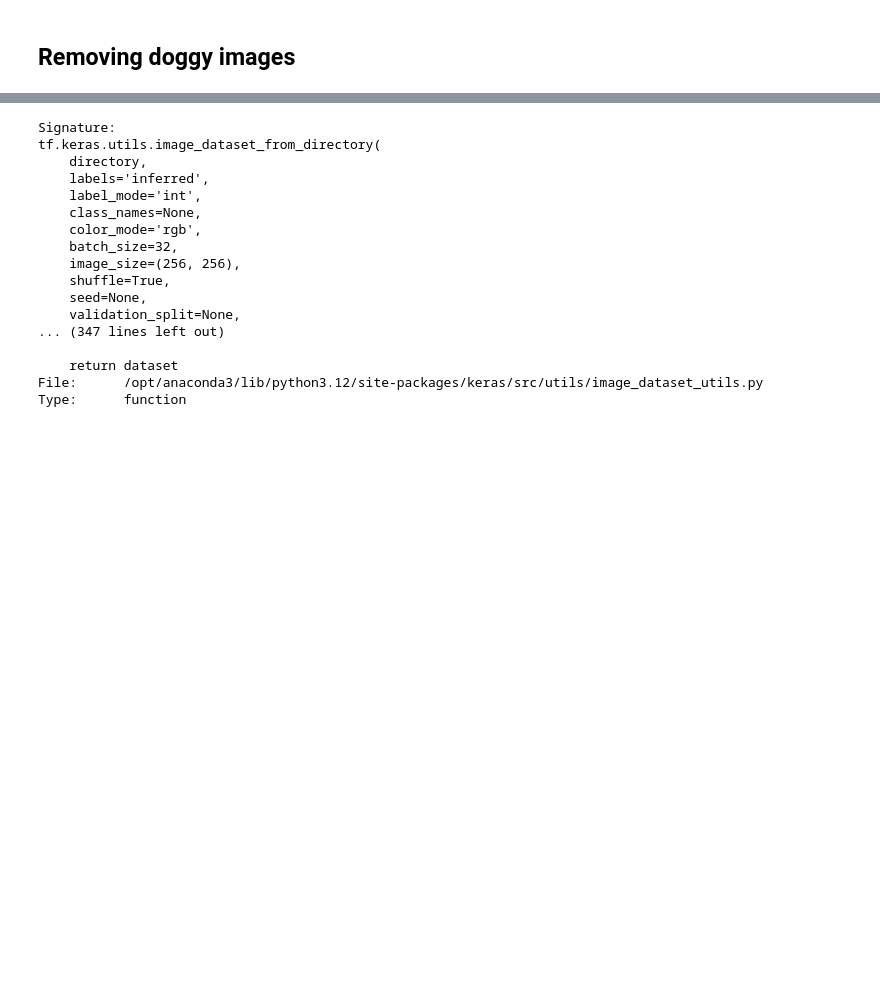
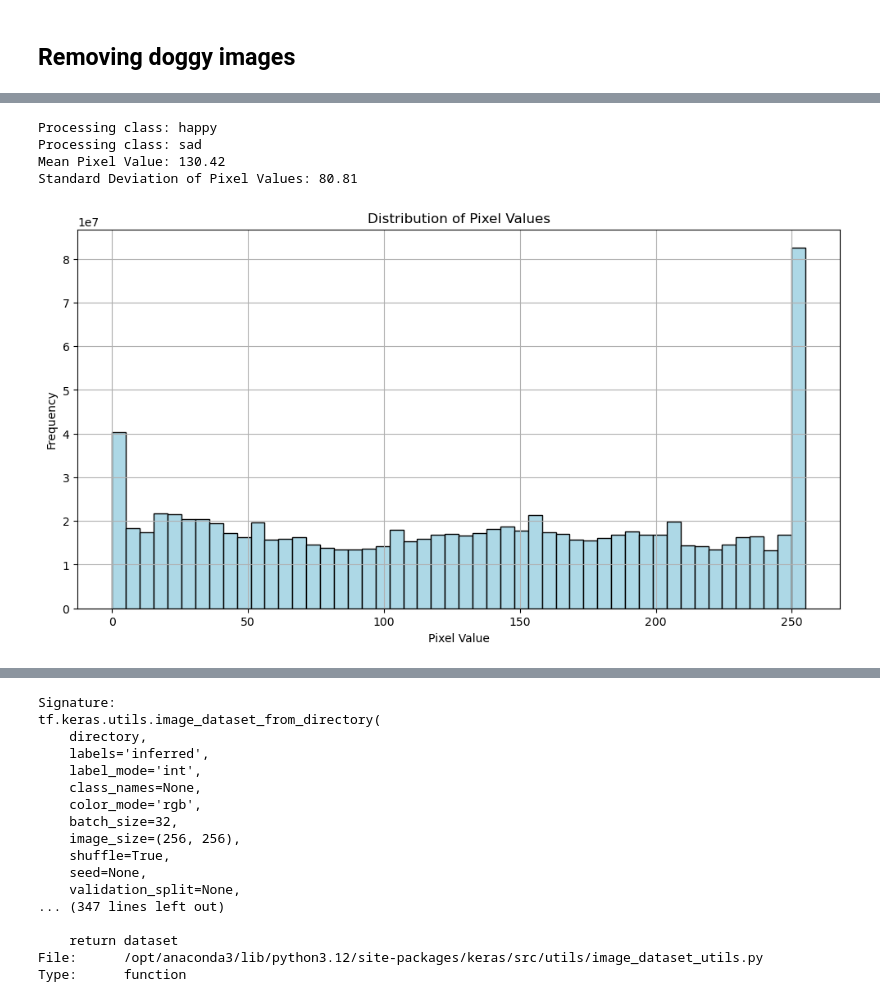
Before and after one commit to VijayMakkad/Human-emotion-classifier, a Jupyter notebook: Image-classification.ipynb, the cells around one changed output, grey strips where cells are left out. Drawn from its saved outputs; the diff is of its cells as text; code cells hidden in the pictures; blank space fills up the shorter version.

```diff
--- a/Image-classification.ipynb
+++ b/Image-classification.ipynb
@@ -195,3 +246,59 @@ for image_class in os.listdir(data_dir):
+# %%
+import os
+import numpy as np
+from PIL import Image
+import matplotlib.pyplot as plt
+
+def compute_image_statistics(data_dir):
+    pixel_values = []
+
+    for class_name in os.listdir(data_dir):
+        class_path = os.path.join(data_dir, class_name)
+        if os.path.isdir(class_path):
+            print(f"Processing class: {class_name}")
+            for img_name in os.listdir(class_path):
+                img_path = os.path.join(class_path, img_name)
+                try:
+                    with Image.open(img_path) as img:
+                        img_array = np.array(img)
+                        if len(img_array.shape) == 3:  # Color images
+                            pixel_values.extend(img_array.flatten())
+                        elif len(img_array.shape) == 2:  # Grayscale images
+                            pixel_values.extend(img_array.flatten())
+                except Exception as e:
+                    print(f"Error processing image {img_path}: {e}")
+
+    pixel_values = np.array(pixel_values)
+
+    if len(pixel_values) == 0:
+        print("No pixel values found. Ensure images are correctly loaded.")
+        return
+
+    # Compute statistics
+    mean = np.mean(pixel_values)
+    std_dev = np.std(pixel_values)
+
+    print(f"Mean Pixel Value: {mean:.2f}")
+    print(f"Standard Deviation of Pixel Values: {std_dev:.2f}")
+
+    # Plot histogram of pixel values
+    plt.figure(figsize=(12, 6))
+    plt.hist(pixel_values, bins=50, color='lightblue', edgecolor='black')
+    plt.xlabel('Pixel Value')
+    plt.ylabel('Frequency')
+    plt.title('Distribution of Pixel Values')
+    plt.grid(True)
+    plt.show()
+
+# Usage
+data_dir = 'data'  # Update with your dataset directory
+compute_image_statistics(data_dir)
+# %% [output]
+Processing class: happy
+Processing class: sad
+Mean Pixel Value: 130.42
+Standard Deviation of Pixel Values: 80.81
+[figure, added]
 # %%
 tf.data.Dataset.list_files
 # %% [output]
```
Also changed, not shown: parts of 33 cells of this notebook.
